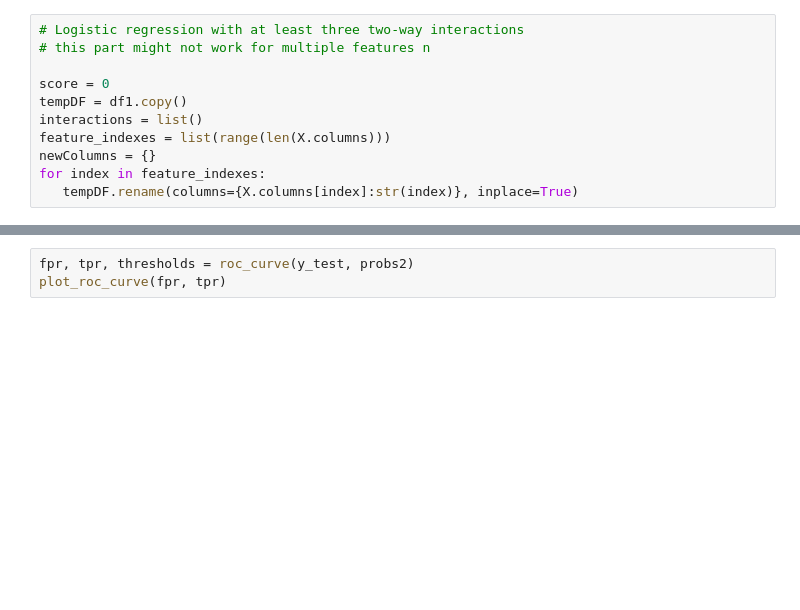
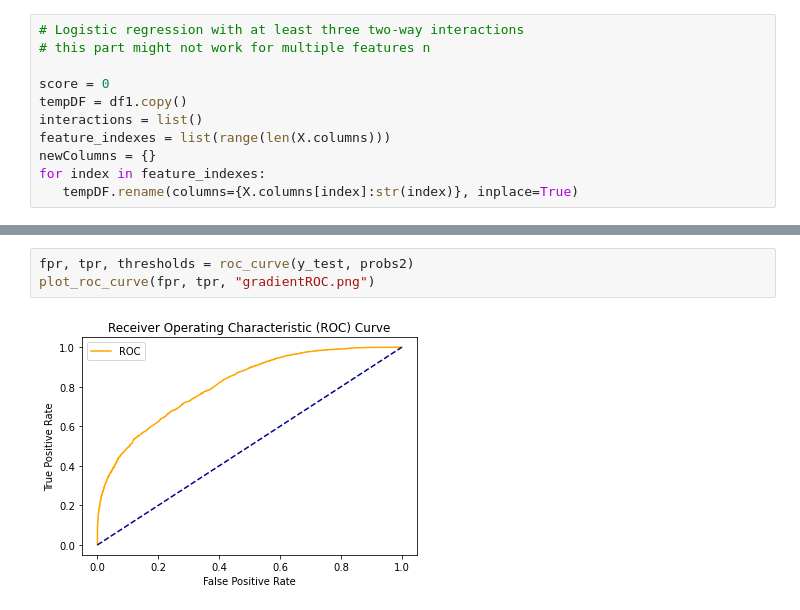
Before and after one commit to darkhark/DataMiningFinalProject, a Jupyter notebook: DMFinalProject.ipynb, the cells around one changed output, grey strips where cells are left out. Cells and saved outputs as stored; diff of their text form; blank space fills up the shorter version.

```diff
--- a/DMFinalProject.ipynb
+++ b/DMFinalProject.ipynb
@@ -343,5 +383,7 @@ plot_roc_curve(fpr, tpr)
 # %%
 fpr, tpr, thresholds = roc_curve(y_test, probs2)
-plot_roc_curve(fpr, tpr)
+plot_roc_curve(fpr, tpr, "gradientROC.png")
+# %% [output]
+[figure, added]
 # %%
 fpr, tpr, thresholds = roc_curve(y_test, probs3)
```
Also changed, not shown: parts of 9 cells of this notebook, 4 other files.
